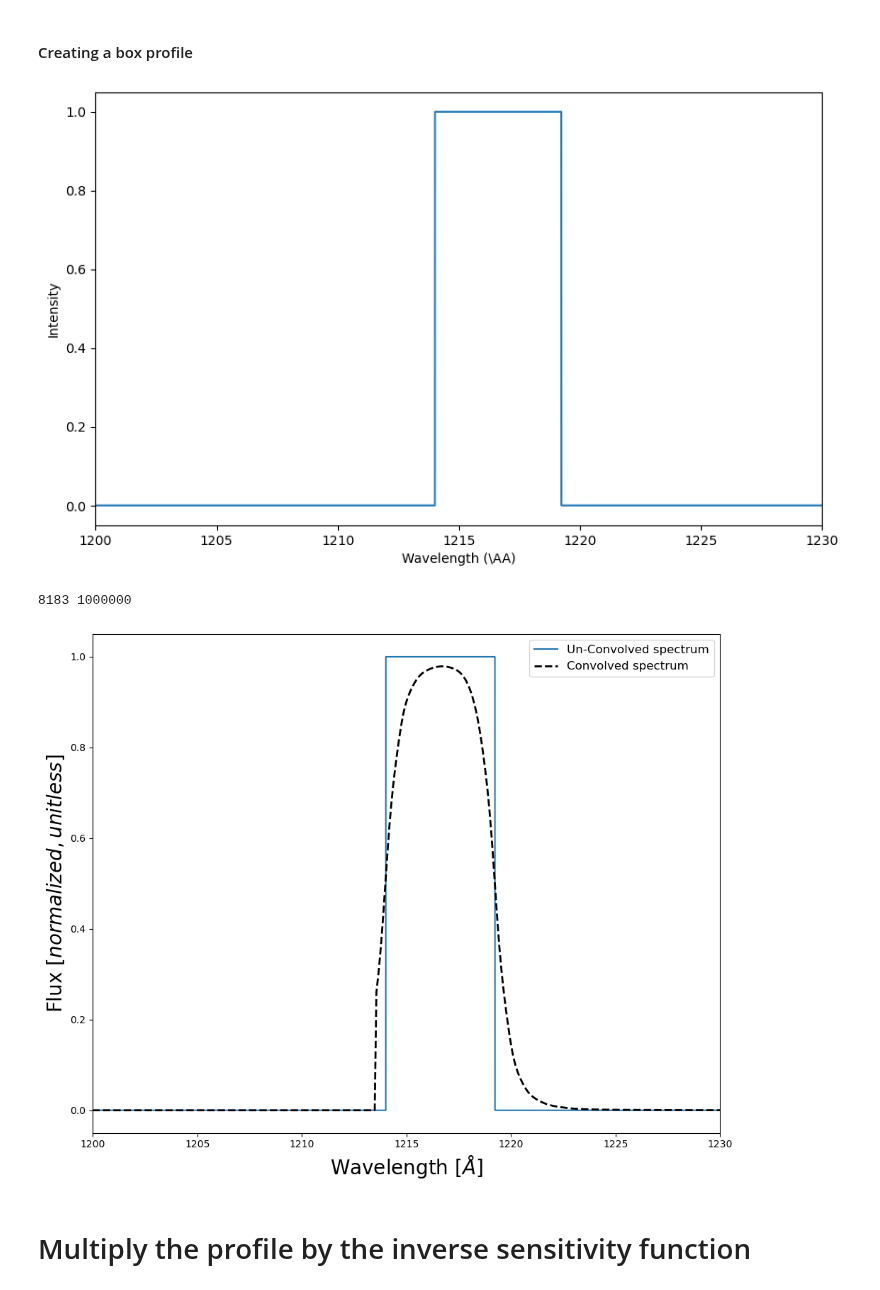
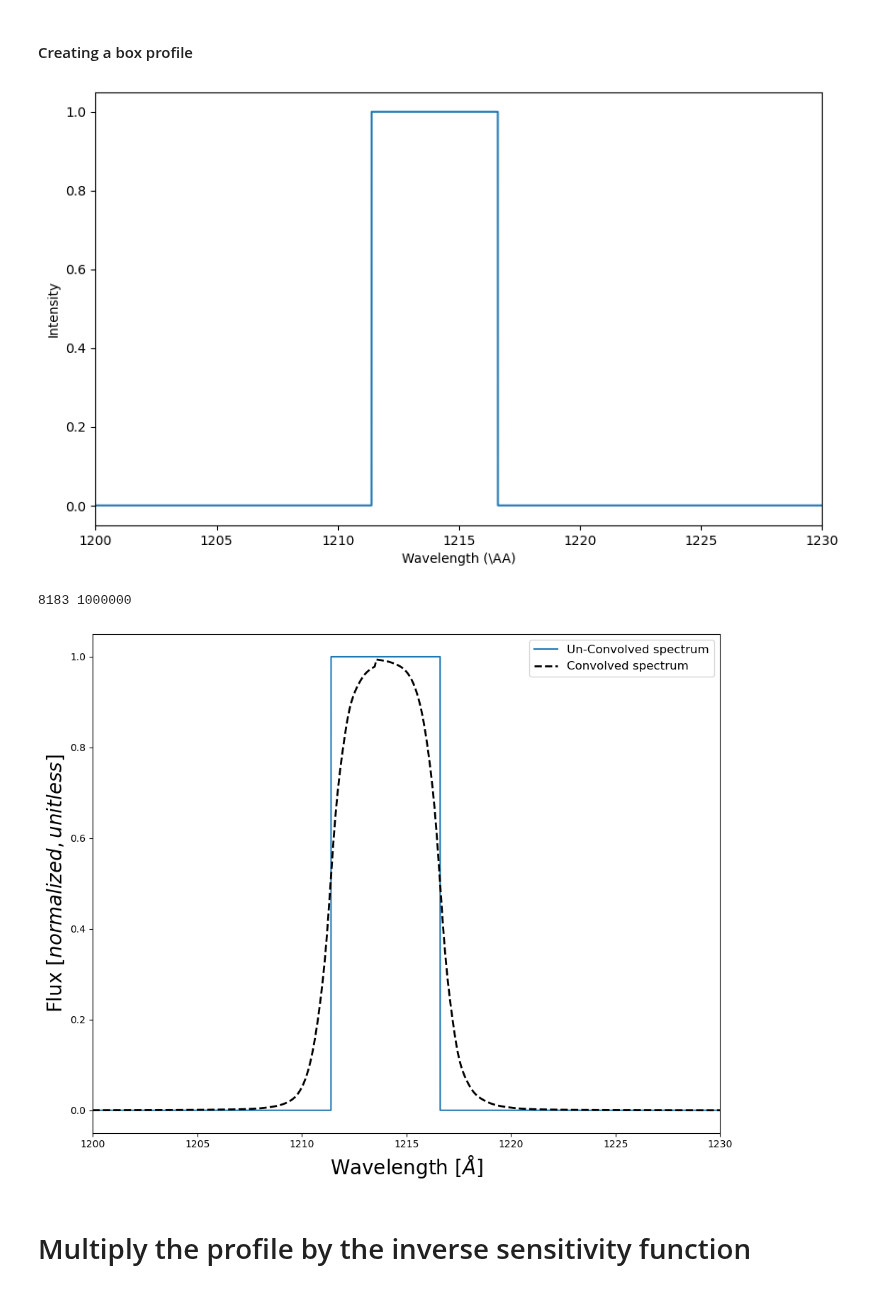
Before and after one commit to seratsaad/ticktock, a Jupyter notebook: geocor_ corr.ipynb, the cells around one changed output. Saved outputs shown, nothing was run; the diff lists cells and outputs as text; code cells hidden in the pictures.

```diff
--- a/geocor_ corr.ipynb
+++ b/geocor_ corr.ipynb
@@ -608,23 +608,23 @@ def convolve_lsf(wavelength, spec, cenwave, lsf_file, disptab, detector="FUV"):
 # %%
 wavelength = np.linspace(1000, 1650, 1000000)
 oi = 1305
-lyalpha = 1216.25
+lyalpha = 1214
 width = 5.22
 
 box_profile = np.zeros_like(wavelength)
 half_width = width / 2
 #box_profile[(wavelength >= (oi - half_width)) & (wavelength <= (oi + half_width))] = 1.0
 box_profile[(wavelength >= (lyalpha - half_width)) & (wavelength <= (lyalpha + half_width))] = 1.0
 
 
 plt.figure(figsize=(10,6))
 plt.plot(wavelength, box_profile)
 plt.xlim(1200, 1230)
 plt.xlabel('Wavelength (\AA)')
 plt.ylabel('Intensity')
 plt.show()
 # %% [output]
-[figure, old version]
+[figure, new version]
 # %%
 ##### Generate data:
 # Define a model spectral line with a Voigt profile
@@ -670,7 +670,7 @@ plt.xlim(1200, 1230)
 plt.tight_layout()
 #plt.savefig(str(plotsdir / "applyConv1.png"), bbox_inches="tight")
 # %% [output]
-[figure, old version]
+[figure, new version]
 # %% [markdown]
 # Multiply the profile by the inverse sensitivity function
 # %%
```
Also changed, not shown: parts of 1 cell of this notebook.
